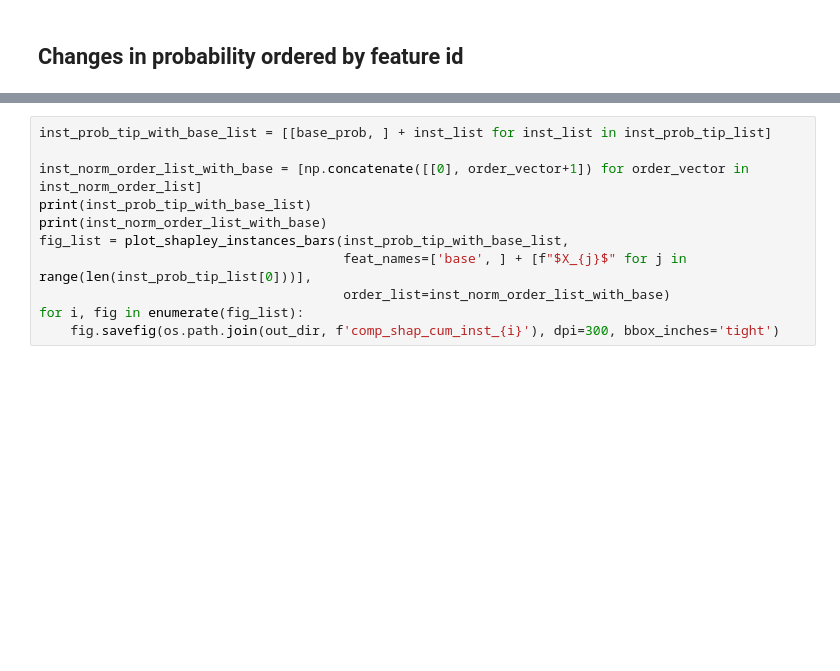
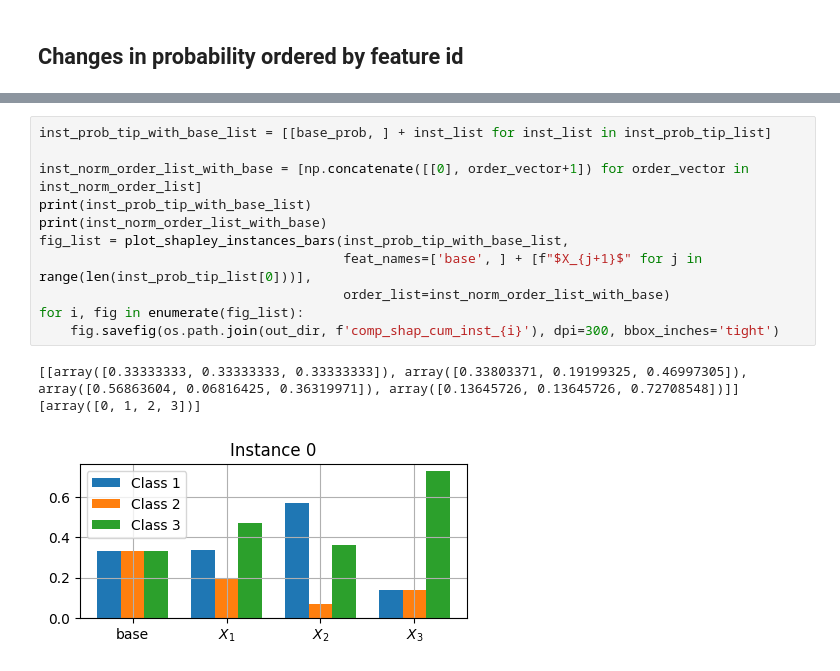
Before and after one commit to shapley-composition/ecai-2024-code-and-exp, a Jupyter notebook: toy_example_in_ilr_and_shap.ipynb, the cells around one changed output, grey strips where cells are left out. Drawn from its saved outputs; the diff is of its cells as text; blank space fills up the shorter version.

```diff
--- a/toy_example_in_ilr_and_shap.ipynb
+++ b/toy_example_in_ilr_and_shap.ipynb
@@ -596,13 +571,17 @@ ValueError: Shape of passed values is (2, 5), indices imply (4, 5)
 # %%
 inst_prob_tip_with_base_list = [[base_prob, ] + inst_list for inst_list in inst_prob_tip_list]
 
 inst_norm_order_list_with_base = [np.concatenate([[0], order_vector+1]) for order_vector in inst_norm_order_list]
 print(inst_prob_tip_with_base_list)
 print(inst_norm_order_list_with_base)
 fig_list = plot_shapley_instances_bars(inst_prob_tip_with_base_list,
-                                       feat_names=['base', ] + [f"$X_{j}$" for j in range(len(inst_prob_tip_list[0]))],
+                                       feat_names=['base', ] + [f"$X_{j+1}$" for j in range(len(inst_prob_tip_list[0]))],
                                        order_list=inst_norm_order_list_with_base)
 for i, fig in enumerate(fig_list):
     fig.savefig(os.path.join(out_dir, f'comp_shap_cum_inst_{i}'), dpi=300, bbox_inches='tight')
+# %% [output]
+[[array([0.33333333, 0.33333333, 0.33333333]), array([0.33803371, 0.19199325, 0.46997305]), array([0.56863604, 0.06816425, 0.36319971]), array([0.13645726, 0.13645726, 0.72708548])]]
+[array([0, 1, 2, 3])]
+[figure, added]
 # %%
 import pandas as pd
```
Also changed, not shown: parts of 19 cells of this notebook, 1 other file.
